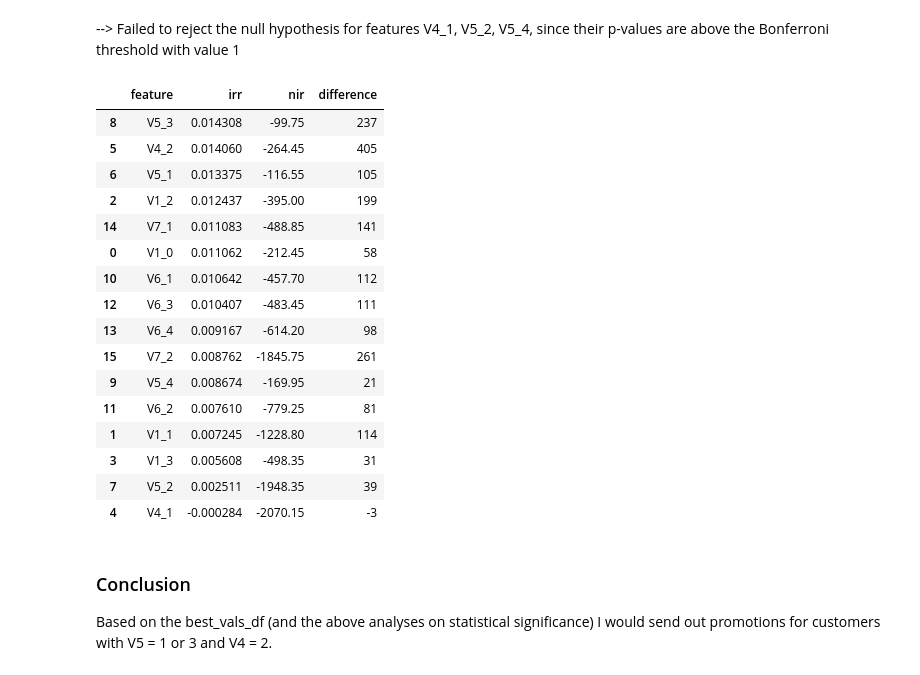
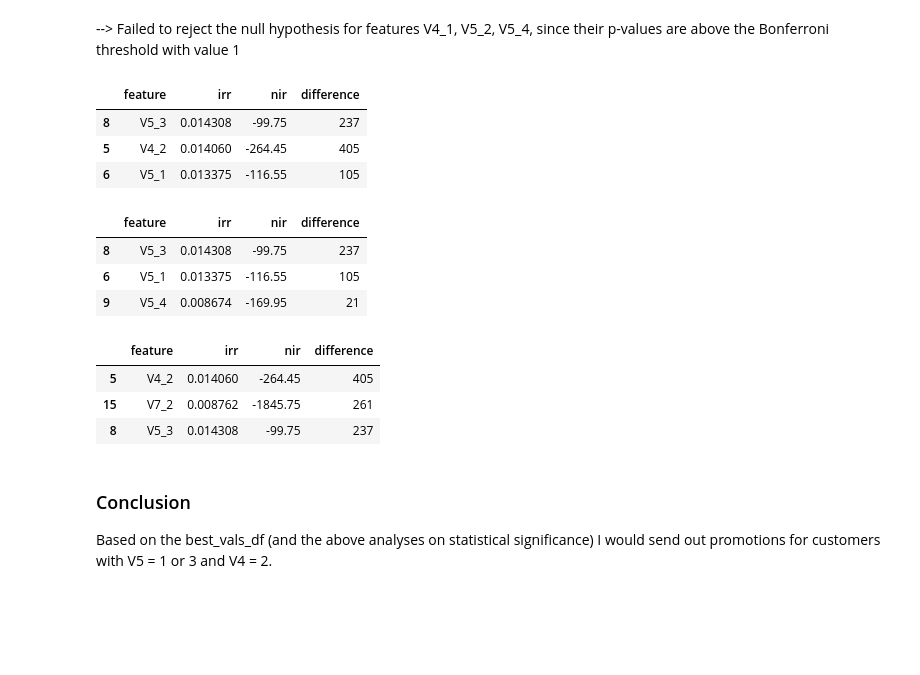
Before and after one commit to MaxMaelicke/dsnd_portfolio-project_starbucks, a Jupyter notebook: Starbucks.ipynb, the cells around one changed output. Drawn from its saved outputs; the diff is of its cells as text; code cells hidden in the pictures; blank space fills up the shorter version.

Commit message:
Sorted best_vals_df in three different ways to identify categorial variables for the strategy

```diff
--- a/Starbucks.ipynb
+++ b/Starbucks.ipynb
@@ -259,25 +259,26 @@ Bonferoni threshold for multiple test: 0.002380952380952381
 --> Failed to reject the null hypothesis for features V4_1, V5_2, V5_4, since their p-values are above the Bonferroni threshold with value 1
 # %%
 best_vals_df = pd.DataFrame(best_vals, columns = ['feature', 'irr', 'nir', 'difference'])
-best_vals_df.sort_values(by = 'irr', ascending = False)
+best_vals_df.sort_values(by = 'irr', ascending = False).head(3)
 # %% [output]
 |  | feature | irr | nir | difference |
 | 8 | V5_3 | 0.014308 | -99.75 | 237 |
 | 5 | V4_2 | 0.014060 | -264.45 | 405 |
 | 6 | V5_1 | 0.013375 | -116.55 | 105 |
-| 2 | V1_2 | 0.012437 | -395.00 | 199 |
-| 14 | V7_1 | 0.011083 | -488.85 | 141 |
-| 0 | V1_0 | 0.011062 | -212.45 | 58 |
-| 10 | V6_1 | 0.010642 | -457.70 | 112 |
-| 12 | V6_3 | 0.010407 | -483.45 | 111 |
-| 13 | V6_4 | 0.009167 | -614.20 | 98 |
-| 15 | V7_2 | 0.008762 | -1845.75 | 261 |
-| 9 | V5_4 | 0.008674 | -169.95 | 21 |
-| 11 | V6_2 | 0.007610 | -779.25 | 81 |
-| 1 | V1_1 | 0.007245 | -1228.80 | 114 |
-| 3 | V1_3 | 0.005608 | -498.35 | 31 |
-| 7 | V5_2 | 0.002511 | -1948.35 | 39 |
-| 4 | V4_1 | -0.000284 | -2070.15 | -3 |
+# %%
+best_vals_df.sort_values(by = 'nir', ascending = False).head(3)
+# %% [output]
+|  | feature | irr | nir | difference |
+| 8 | V5_3 | 0.014308 | -99.75 | 237 |
+| 6 | V5_1 | 0.013375 | -116.55 | 105 |
+| 9 | V5_4 | 0.008674 | -169.95 | 21 |
+# %%
+best_vals_df.sort_values(by = 'difference', ascending = False).head(3)
+# %% [output]
+|  | feature | irr | nir | difference |
+| 5 | V4_2 | 0.014060 | -264.45 | 405 |
+| 15 | V7_2 | 0.008762 | -1845.75 | 261 |
+| 8 | V5_3 | 0.014308 | -99.75 | 237 |
 # %% [markdown]
 ### Conclusion
 Based on the best_vals_df (and the above analyses on statistical significance) I would send out promotions for customers with V5 = 1 or 3 and V4 = 2.
```
